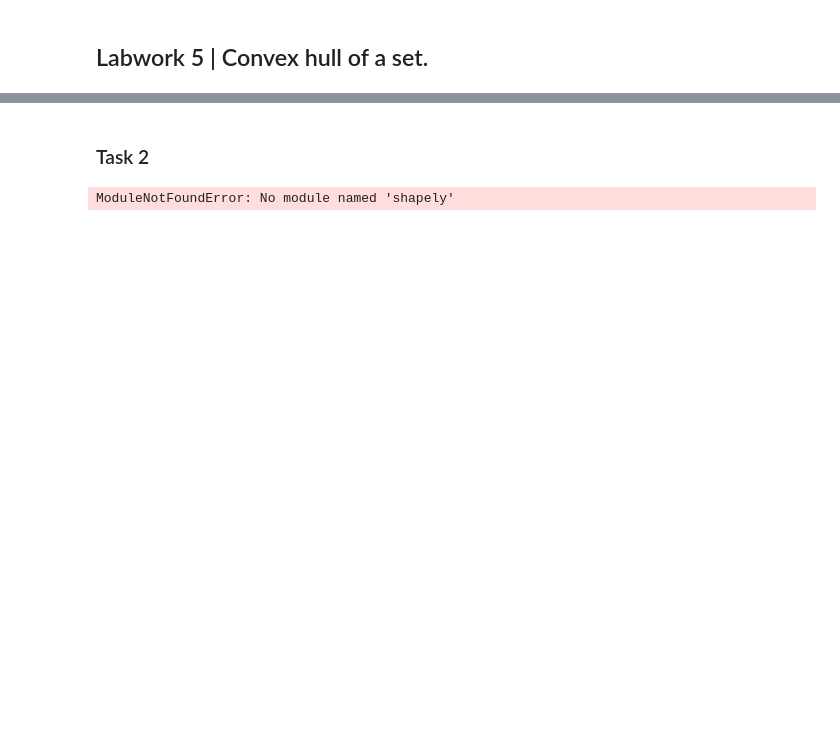
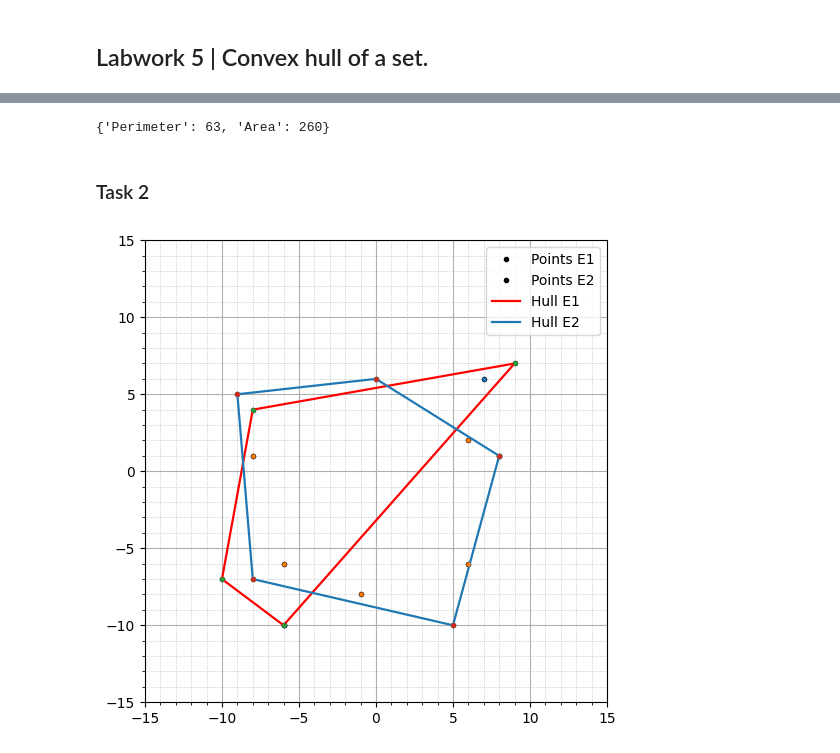
Before and after one commit to mikedegeofroy/itmo-computational-geometry, a Jupyter notebook: lab5/lab5.ipynb, the cells around one changed output, grey strips where cells are left out. Cells and saved outputs as stored; diff of their text form; code cells hidden in the pictures; blank space fills up the shorter version.

```diff
--- a/lab5/lab5.ipynb
+++ b/lab5/lab5.ipynb
@@ -72,29 +161,34 @@ E, hull_jarvis, hull_graham, (perimeter_jarvis, area_jarvis), (perimeter_graham,
+# %%
+def perimeter(polygon):
+  return sum(np.linalg.norm(polygon[i][:2] - polygon[(i + 1) % len(polygon)][:2]) for i in range(len(polygon)))
+
+def area(polygon):
+  x = polygon[:, 0]
+  y = polygon[:, 1]
+  return 0.5 * np.abs(np.dot(x, np.roll(y, 1)) - np.dot(y, np.roll(x, 1)))
+
+graham_perimeter = perimeter(graham_hull)
+graham_area = area(graham_hull)
+
+{
+  "Perimeter": int(graham_perimeter), "Area": int(graham_area)
+}
+# %% [output]
+{'Perimeter': 63, 'Area': 260}
 # %% [markdown]
 ### Task 2
-# %%
-# Generate two random point sets E1 and E2 with at least 5 points each
-np.random.seed(1)
-E1 = np.random.randint(0, 100, (7, 2))
-E2 = np.random.randint(0, 100, (8, 2))
-
-# Compute convex hulls
-hull_E1 = ConvexHull(E1)
-hull_E2 = ConvexHull(E2)
-poly_E1 = E1[hull_E1.vertices]
-poly_E2 = E2[hull_E2.vertices]
-
-# Function to compute polygon intersection using shapely
-from shapely.geometry import Polygon, Point
-
-poly1 = Polygon(poly_E1)
-poly2 = Polygon(poly_E2)
-intersection = poly1.intersection(poly2)
-
-# Find interior points of E1 and E2 that lie strictly inside the intersection
-internal_E1 = [tuple(p) for p in E1 if intersection.contains(Point(p))]
-internal_E2 = [tuple(p) for p in E2 if intersection.contains(Point(p))]
-
-# Outputs
-E1, E2, poly_E1, poly_E2, intersection.wkt, internal_E1, internal_E2
-# %% [output]
-ModuleNotFoundError: No module named 'shapely'
+# %%
+points_one = points[:5]
+points_two = points[5:]
+
+hull_one = graham_scan(points_one)
+hull_two = graham_scan(points_two)
+
+plot(
+  (points_one, {"label": "Points E1", "linestyle": "None", "marker": ".", "color": "black"}),
+  (points_two, {"label": "Points E2", "linestyle": "None", "marker": ".", "color": "black"}),
+  (hull_one, {"label": "Hull E1", "color": "red"}),
+  (hull_two, {"label": "Hull E2"}),
+)
+# %% [output]
+[figure, added]
```
Also changed, not shown: parts of 11 cells of this notebook.
